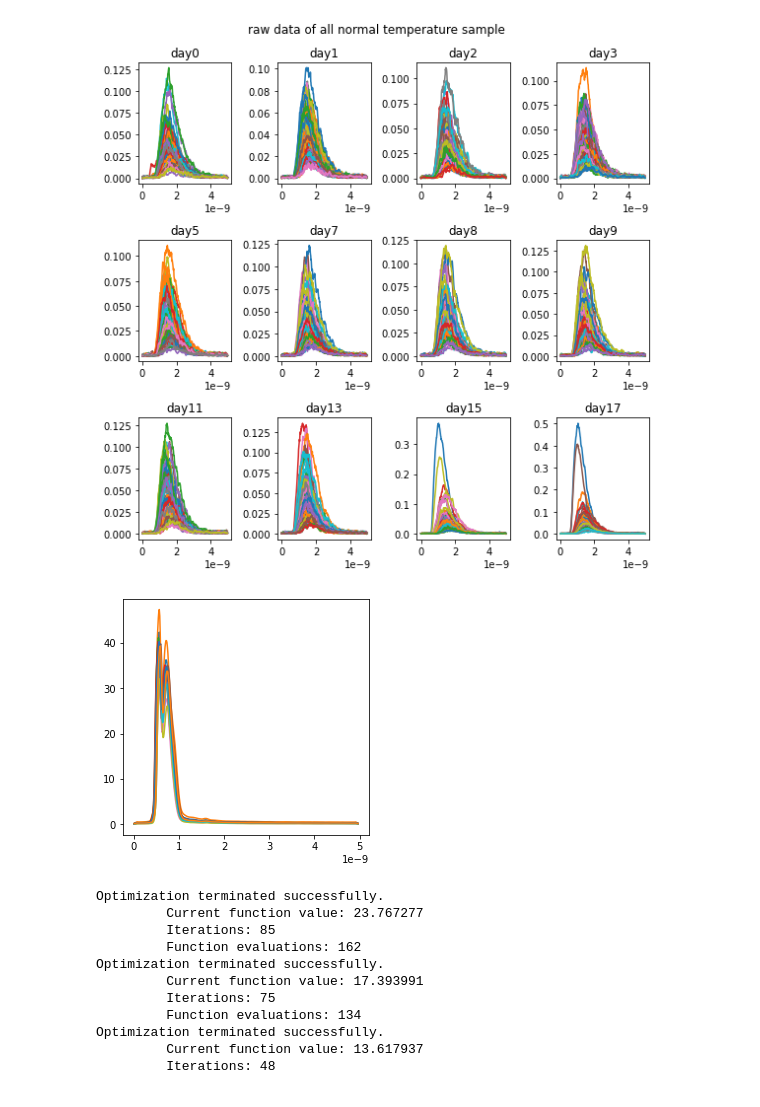
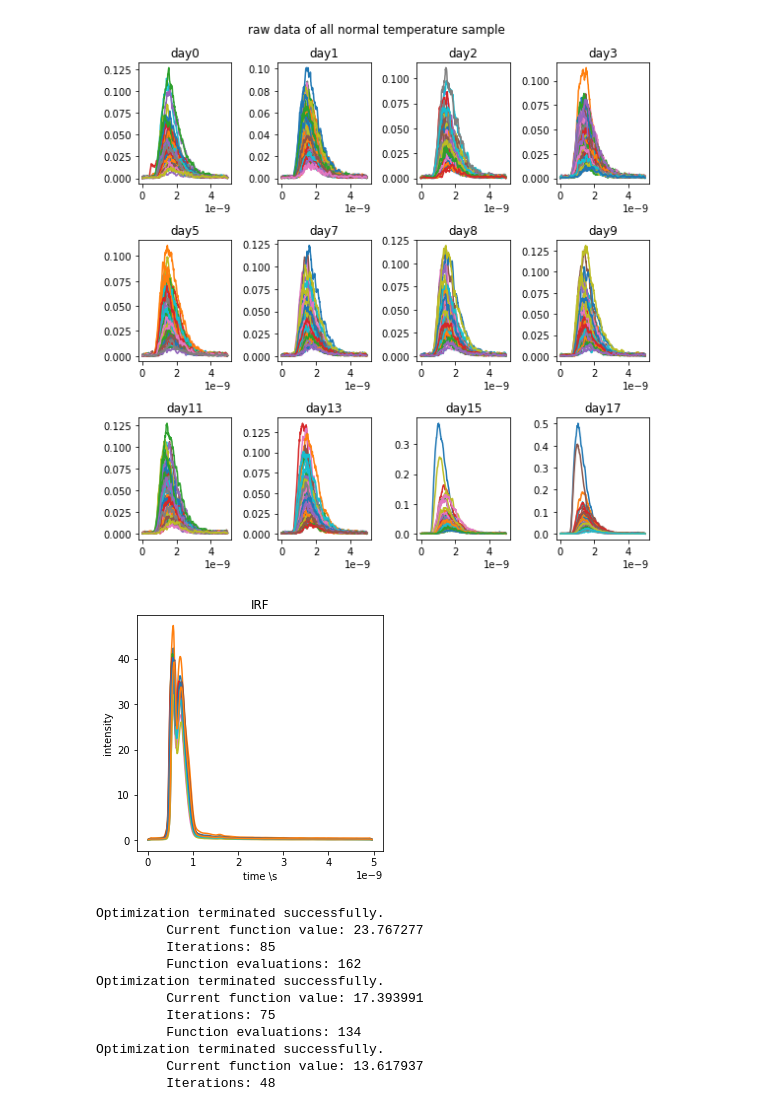
Before and after one commit to xbx18502/Graduation_research_feb, a Jupyter notebook: second_step_normal_temperature.ipynb, the cells around one changed output. Cells and saved outputs as stored; diff of their text form; code cells hidden in the pictures.

```diff
--- a/second_step_normal_temperature.ipynb
+++ b/second_step_normal_temperature.ipynb
@@ -247,15 +247,18 @@ plt.show()
 # %%
 ##########################################
 fig = plt.figure(figsize = (4,4))
 for i in range(AMOUNT_EXP):
     plt.plot(TIME[0][50]*1e-9,H[i])
     # plt.title.set_text(dict0[i][9:-4])
     fig.tight_layout(pad=1.1)
+plt.title('IRF')
+plt.xlabel('time \s')
+plt.ylabel('intensity')
 
 
 plt.show()
 # %% [output]
-[figure, old version]
+[figure, new version]
 # %%
 class calculate_miu_s1(object):
 
```
Also changed, not shown: parts of 2 cells of this notebook, 2 other files.
